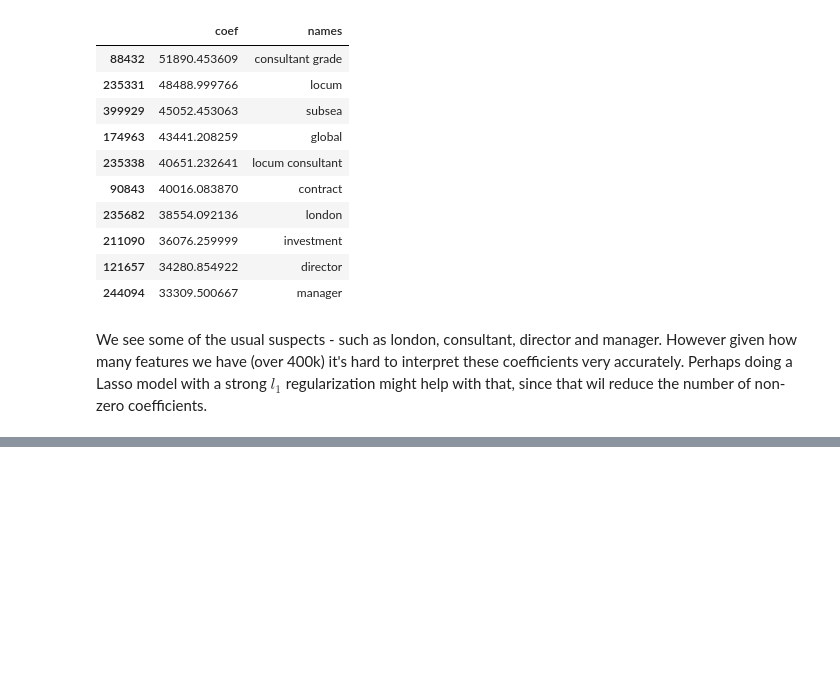
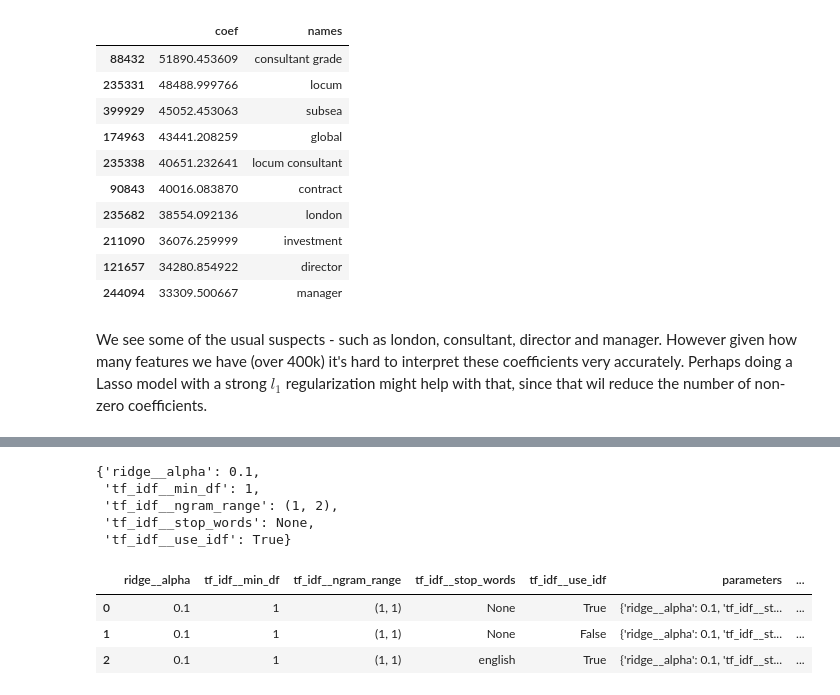
Before and after one commit to apapiu/Sklearn-NLP-Validation-and-Pipelines, a Jupyter notebook: Validating Tf-Idf+alpha on Salary Dataset.ipynb, the cells around one changed output, grey strips where cells are left out. Saved outputs shown, nothing was run; the diff lists cells and outputs as text; code cells hidden in the pictures; blank space fills up the shorter version.

```diff
--- a/Validating Tf-Idf+alpha on Salary Dataset.ipynb
+++ b/Validating Tf-Idf+alpha on Salary Dataset.ipynb
@@ -126,0 +178,10 @@ We see some of the usual suspects - such as london, consultant, director and man
+# %%
+params = {"ridge__alpha":[0.1, 0.3, 1, 3, 10], #regularization param
+          "tf_idf__min_df": [1, 3, 10], #min count of words allowed
+          "tf_idf__ngram_range": [(1,1), (1,2)], #1-grams or 2-grams
+          "tf_idf__stop_words": [None, "english"],#use stopwords or don't
+          "tf_idf__use_idf":[True, False]}  #whether to scale columns or just leave normalized bag of words.
+# %%
+grid = GridSearchCV(estimator=model, param_grid = params)
+# %%
+grid.fit(corp, y)
@@ -126,0 +200,19 @@ We see some of the usual suspects - such as london, consultant, director and man
+# %%
+grid.best_params_
+# %% [output]
+{'ridge__alpha': 0.1,
+ 'tf_idf__min_df': 1,
+ 'tf_idf__ngram_range': (1, 2),
+ 'tf_idf__stop_words': None,
+ 'tf_idf__use_idf': True}
+# %%
+params = pd.DataFrame([i[0] for i in grid.grid_scores_])
+results = pd.DataFrame(grid.grid_scores_)
+results = pd.concat([params, results], 1)
+# %%
+results.head(3)
+# %% [output]
+|  | ridge__alpha | tf_idf__min_df | tf_idf__ngram_range | tf_idf__stop_words | tf_idf__use_idf | parameters | ... |
+| 0 | 0.1 | 1 | (1, 1) | None | True | {'ridge__alpha': 0.1, 'tf_idf__st... | ... |
+| 1 | 0.1 | 1 | (1, 1) | None | False | {'ridge__alpha': 0.1, 'tf_idf__st... | ... |
+| 2 | 0.1 | 1 | (1, 1) | english | True | {'ridge__alpha': 0.1, 'tf_idf__st... | ... |
```
Also changed, not shown: parts of 31 cells of this notebook, 1 other file.
